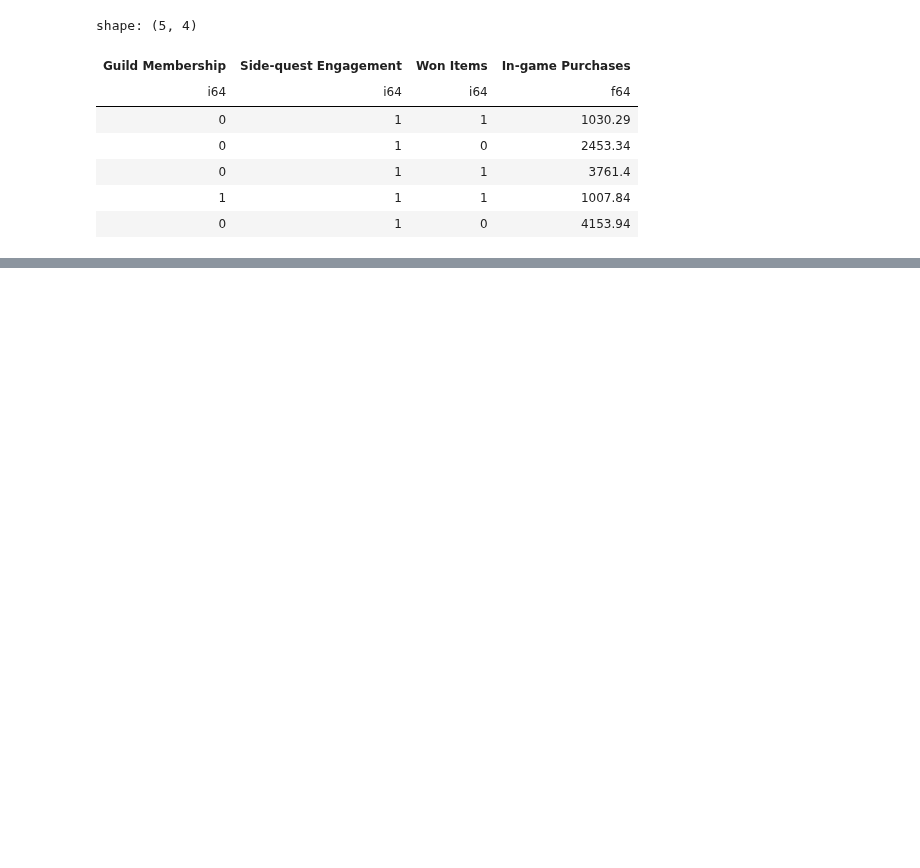
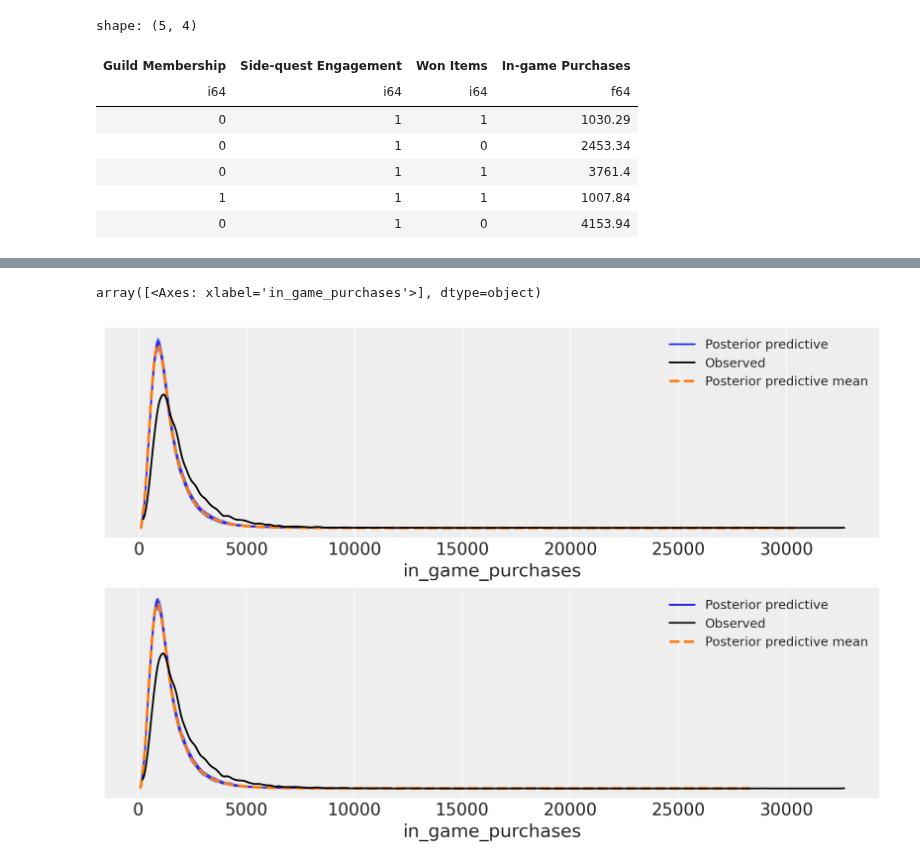
Before and after one commit to juanitorduz/website_projects, a Jupyter notebook: Python/online_game_ate.ipynb, the cells around one changed output, grey strips where cells are left out. Saved outputs shown, nothing was run; the diff lists cells and outputs as text; code cells hidden in the pictures; blank space fills up the shorter version.

```diff
--- a/Python/online_game_ate.ipynb
+++ b/Python/online_game_ate.ipynb
@@ -307,0 +421,7 @@ az.plot_ppc(idata, num_pp_samples=100, group="posterior")
+# %%
+fig, ax = plt.subplots(nrows=2, ncols=1, figsize=(9, 6))
+az.plot_ppc(do_0_idata, num_pp_samples=100, group="posterior", ax=ax[0])
+az.plot_ppc(do_1_idata, num_pp_samples=100, group="posterior", ax=ax[1])
+# %% [output]
+array([<Axes: xlabel='in_game_purchases'>], dtype=object)
+[figure, added]
```
Also changed, not shown: parts of 13 cells of this notebook.
